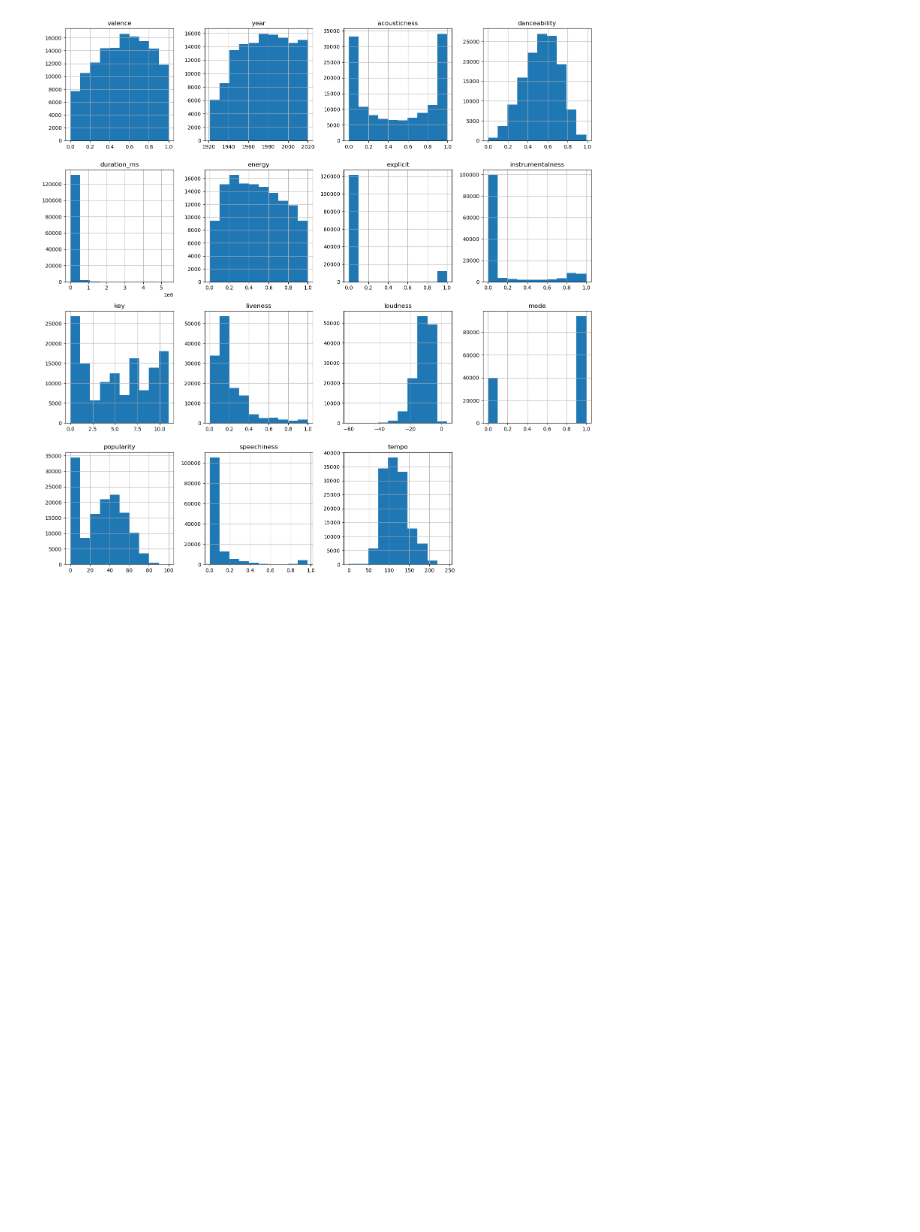
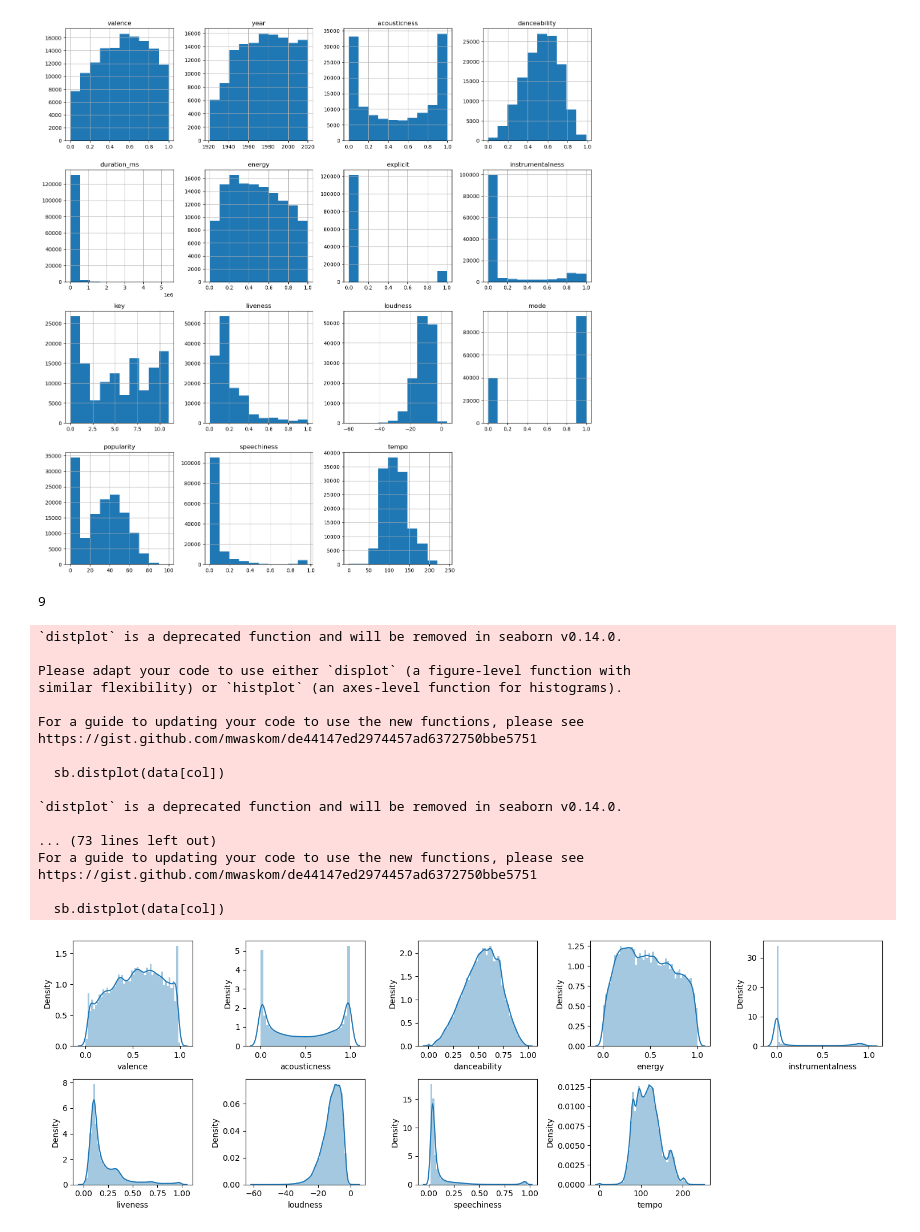
Before and after one commit to sarsteg/music-recommendations-machine-learning, a Jupyter notebook: Cleaning-Exploration/data.ipynb, the cells around one changed output. Drawn from its saved outputs; the diff is of its cells as text; code cells hidden in the pictures; blank space fills up the shorter version.

Commit message:
cleaned data

```diff
--- a/Cleaning-Exploration/data.ipynb
+++ b/Cleaning-Exploration/data.ipynb
@@ -133,3 +134,37 @@ plt.tight_layout()
 plt.show()
 # %% [output]
 [figure]
+# %%
+floats = []
+for col in data.columns:
+  if data[col].dtype == 'float':
+    floats.append(col)
+len(floats)
+# %% [output]
+9
+# %%
+plt.subplots(figsize = (15, 5))
+for i, col in enumerate(floats):
+  plt.subplot(2, 5, i + 1)
+  sb.distplot(data[col])
+plt.tight_layout()
+plt.show()
+# %% [output]
+`distplot` is a deprecated function and will be removed in seaborn v0.14.0.
+
+Please adapt your code to use either `displot` (a figure-level function with
+similar flexibility) or `histplot` (an axes-level function for histograms).
+
+For a guide to updating your code to use the new functions, please see
+https://gist.github.com/mwaskom/de44147ed2974457ad6372750bbe5751
+
+  sb.distplot(data[col])
+
+`distplot` is a deprecated function and will be removed in seaborn v0.14.0.
+
+... (73 lines left out)
+For a guide to updating your code to use the new functions, please see
+https://gist.github.com/mwaskom/de44147ed2974457ad6372750bbe5751
+
+  sb.distplot(data[col])
+[figure, added]
```
Also changed, not shown: parts of 5 cells of this notebook, 2 other files.
